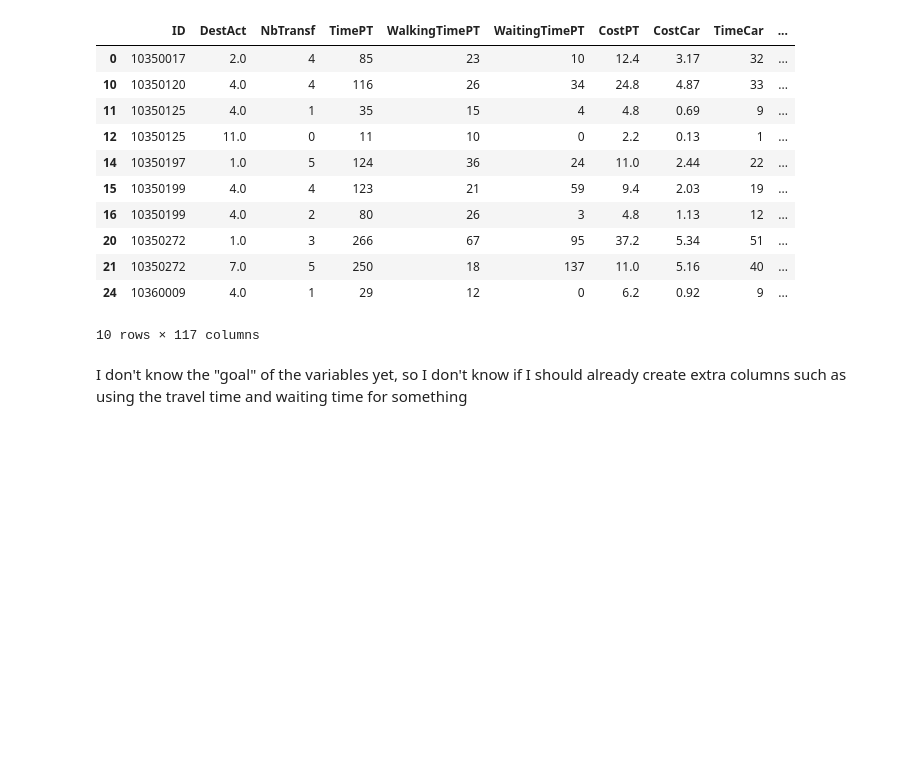
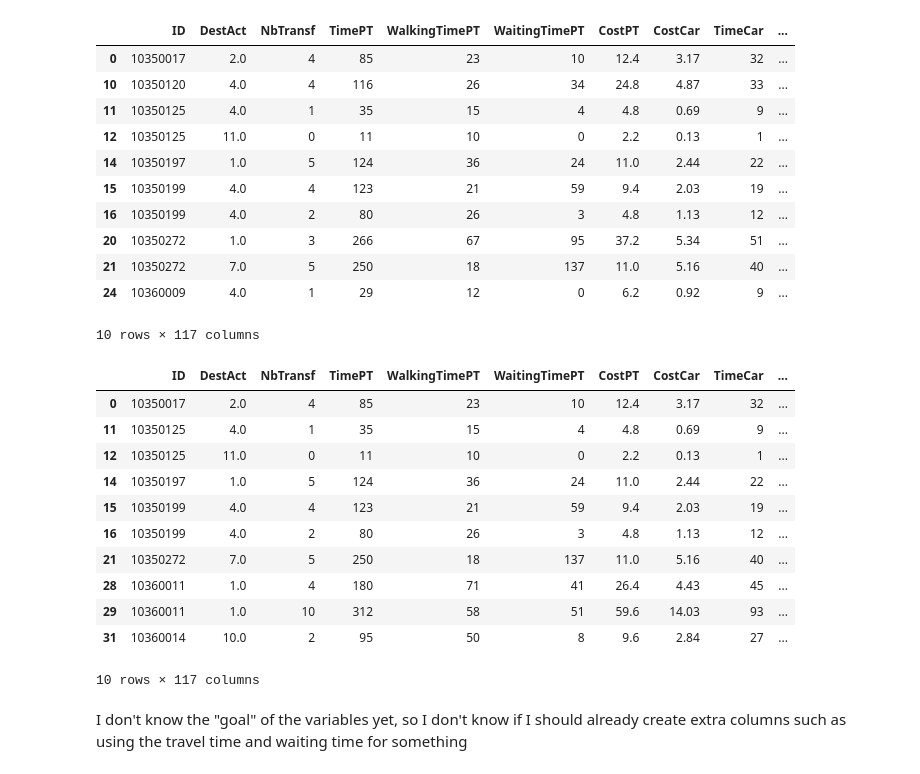
Before and after one commit to wendyqxc/MachineLearningModeChoiceGroup6, a Jupyter notebook: Datacleaning_modechoice.ipynb, the cells around one changed output. Drawn from its saved outputs; the diff is of its cells as text; code cells hidden in the pictures; blank space fills up the shorter version.

```diff
--- a/Datacleaning_modechoice.ipynb
+++ b/Datacleaning_modechoice.ipynb
@@ -145,5 +147,20 @@ df_clean.head(10)
 | 21 | 10350272 | 7.0 | 5 | 250 | 18 | 137 | 11.0 | 5.16 | 40 | ... |
 | 24 | 10360009 | 4.0 | 1 | 29 | 12 | 0 | 6.2 | 0.92 | 9 | ... |
 10 rows × 117 columns
+# %%
+df_clean_all.head(10)
+# %% [output]
+|  | ID | DestAct | NbTransf | TimePT | WalkingTimePT | WaitingTimePT | CostPT | CostCar | TimeCar | ... |
+| 0 | 10350017 | 2.0 | 4 | 85 | 23 | 10 | 12.4 | 3.17 | 32 | ... |
+| 11 | 10350125 | 4.0 | 1 | 35 | 15 | 4 | 4.8 | 0.69 | 9 | ... |
+| 12 | 10350125 | 11.0 | 0 | 11 | 10 | 0 | 2.2 | 0.13 | 1 | ... |
+| 14 | 10350197 | 1.0 | 5 | 124 | 36 | 24 | 11.0 | 2.44 | 22 | ... |
+| 15 | 10350199 | 4.0 | 4 | 123 | 21 | 59 | 9.4 | 2.03 | 19 | ... |
+| 16 | 10350199 | 4.0 | 2 | 80 | 26 | 3 | 4.8 | 1.13 | 12 | ... |
+| 21 | 10350272 | 7.0 | 5 | 250 | 18 | 137 | 11.0 | 5.16 | 40 | ... |
+| 28 | 10360011 | 1.0 | 4 | 180 | 71 | 41 | 26.4 | 4.43 | 45 | ... |
+| 29 | 10360011 | 1.0 | 10 | 312 | 58 | 51 | 59.6 | 14.03 | 93 | ... |
+| 31 | 10360014 | 10.0 | 2 | 95 | 50 | 8 | 9.6 | 2.84 | 27 | ... |
+10 rows × 117 columns
 # %% [markdown]
 I don't know the "goal" of the variables yet, so I don't know if I should already create extra columns such as using the travel time and waiting time for something
```
Also changed, not shown: parts of 9 cells of this notebook, 10 other files.
